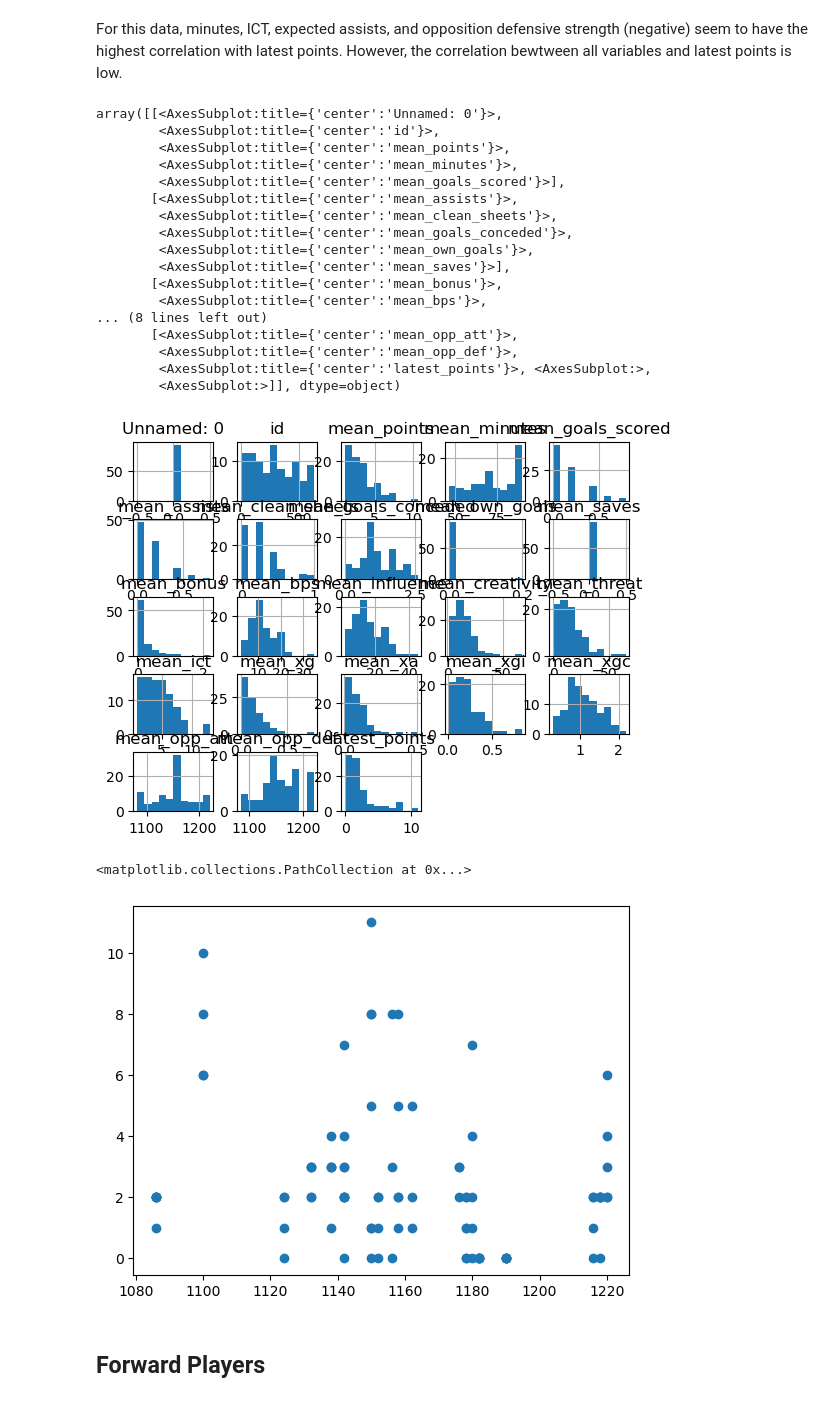
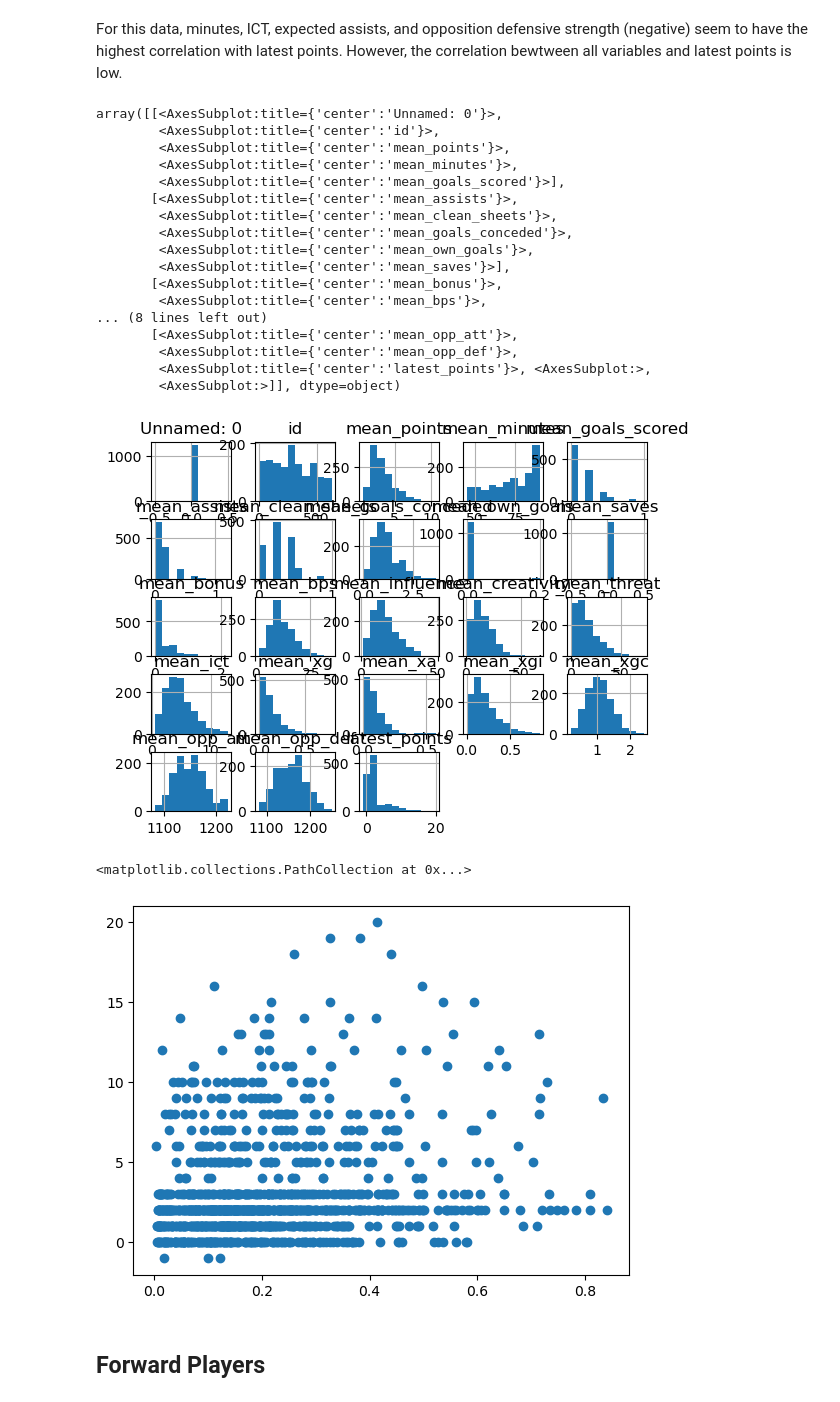
Before and after one commit to hakkd/predictFPL, a Jupyter notebook: EPL_plyr_model_building.ipynb, the cells around one changed output. Saved outputs shown, nothing was run; the diff lists cells and outputs as text; code cells hidden in the pictures.

Commit message:
whole season so far data

```diff
--- a/EPL_plyr_model_building.ipynb
+++ b/EPL_plyr_model_building.ipynb
@@ -8,7 +8,7 @@ import seaborn as sns
 import matplotlib.pyplot as plt
 # %%
 # get data (5 fixtures avg. performance + next fixture actual points)
-last_5_df = pd.read_csv('data/last_5_gw14-19.csv')
+last_5_df = pd.read_csv('data/5_gw_perform_upto_gw19.csv')
 # %% [markdown]
 ## Midfield Players
 # %% [markdown]
@@ -75,12 +75,12 @@ array([[<AxesSubplot:title={'center':'Unnamed: 0'}>,
         <AxesSubplot:title={'center':'mean_opp_def'}>,
         <AxesSubplot:title={'center':'latest_points'}>, <AxesSubplot:>,
         <AxesSubplot:>]], dtype=object)
-[figure, old version]
+[figure, new version]
 # %%
-plt.scatter('mean_opp_def', 'latest_points', data = mid_filter)
+plt.scatter('mean_xgi', 'latest_points', data = mid_filter)
 # %% [output]
 <matplotlib.collections.PathCollection at 0x...>
-[figure, old version]
+[figure, new version]
 # %% [markdown]
 ## Forward Players
 # %% [markdown]
```
Also changed, not shown: parts of 12 cells of this notebook, 2 other files.
